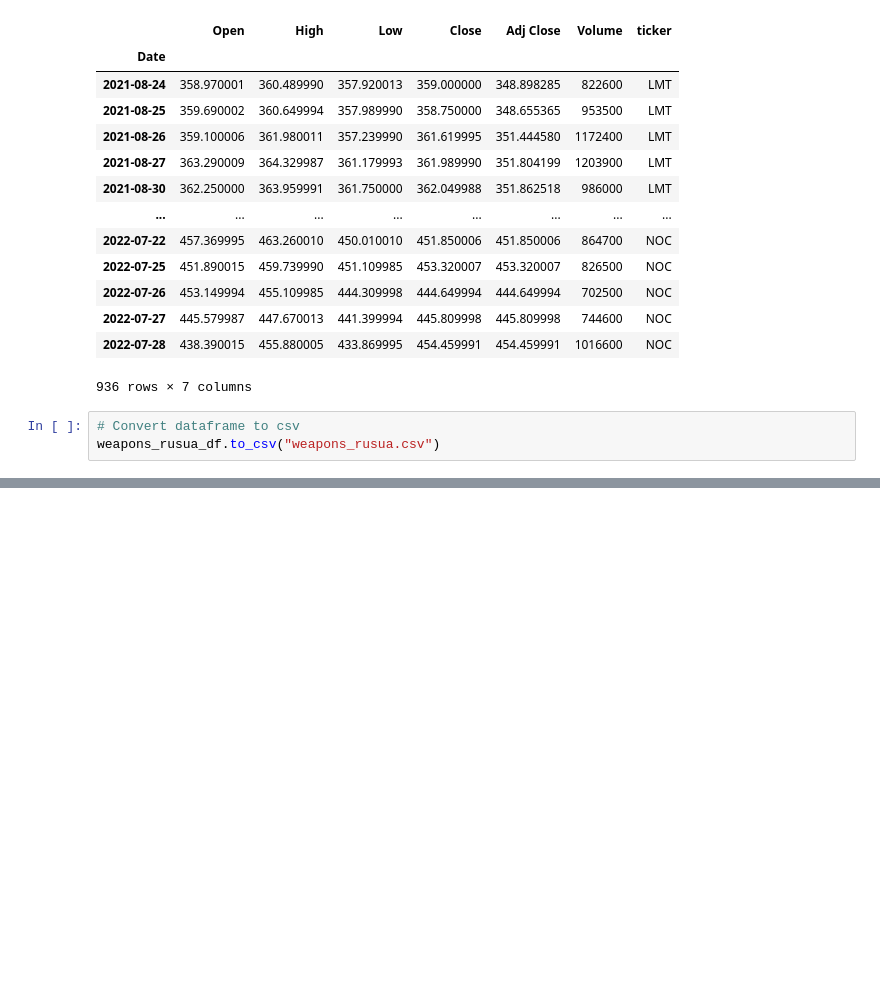
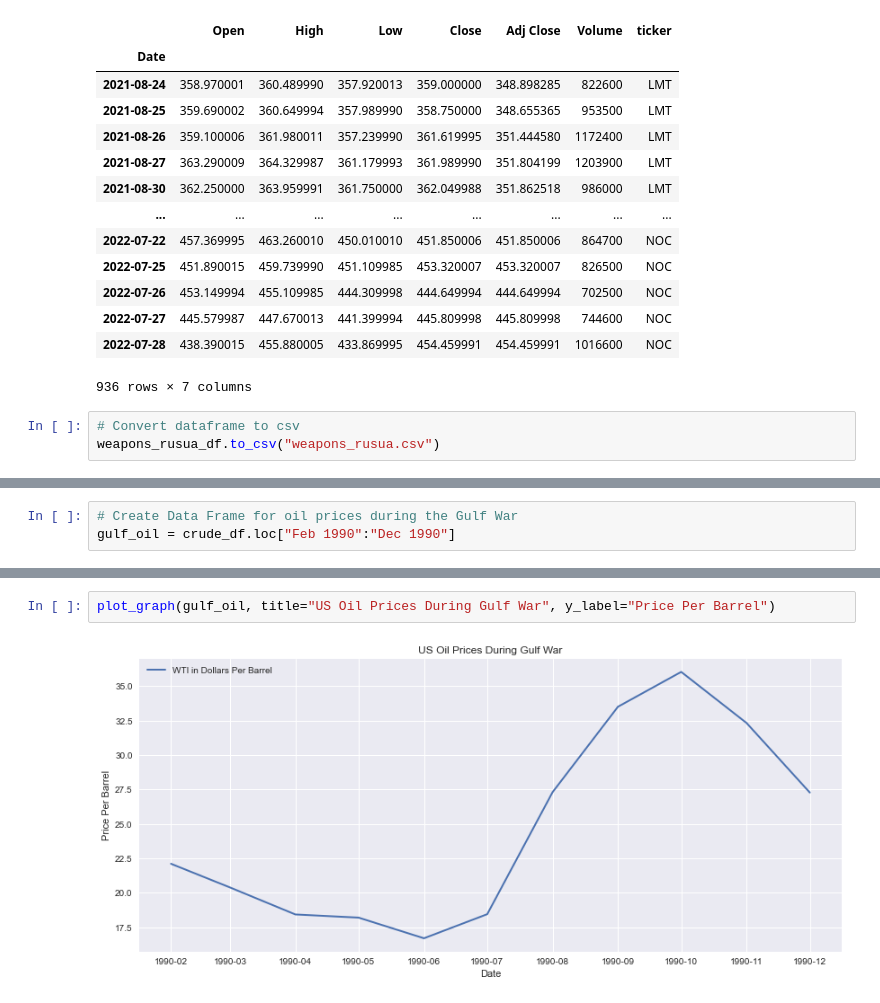
Before and after one commit to lrb924/Collateral_Damage, a Jupyter notebook: darius.ipynb, the cells around one changed output, grey strips where cells are left out. Saved outputs shown, nothing was run; the diff lists cells and outputs as text; blank space fills up the shorter version.

```diff
--- a/darius.ipynb
+++ b/darius.ipynb
@@ -82,0 +104,3 @@ weapons_rusua_df.to_csv("weapons_rusua.csv")
+# %%
+# Create Data Frame for oil prices during the Gulf War
+gulf_oil = crude_df.loc["Feb 1990":"Dec 1990"]
@@ -82,0 +135,4 @@ weapons_rusua_df.to_csv("weapons_rusua.csv")
+# %%
+plot_graph(gulf_oil, title="US Oil Prices During Gulf War", y_label="Price Per Barrel")
+# %% [output]
+[figure, added]
```
Also changed, not shown: parts of 8 cells of this notebook, 2 other files.
